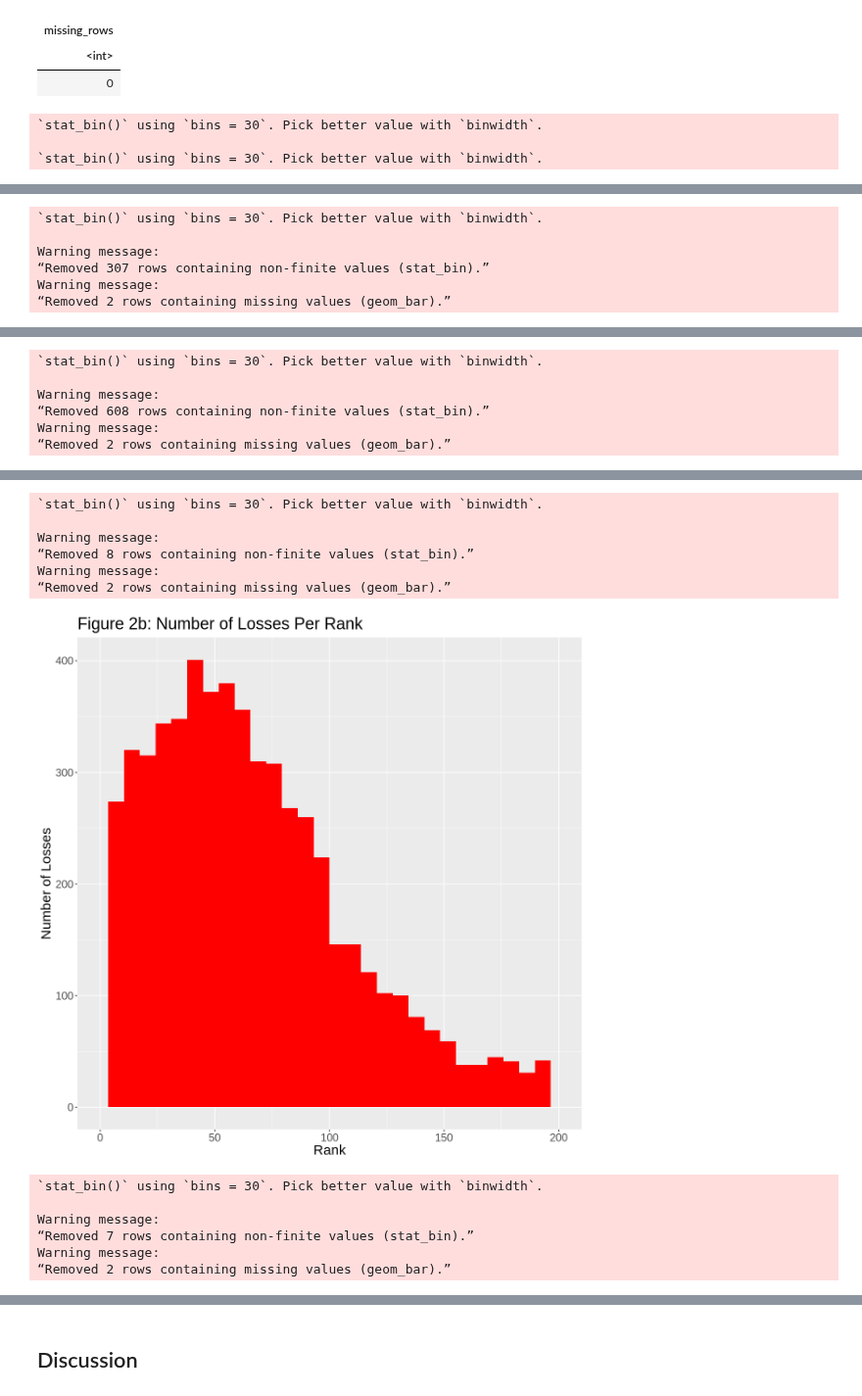
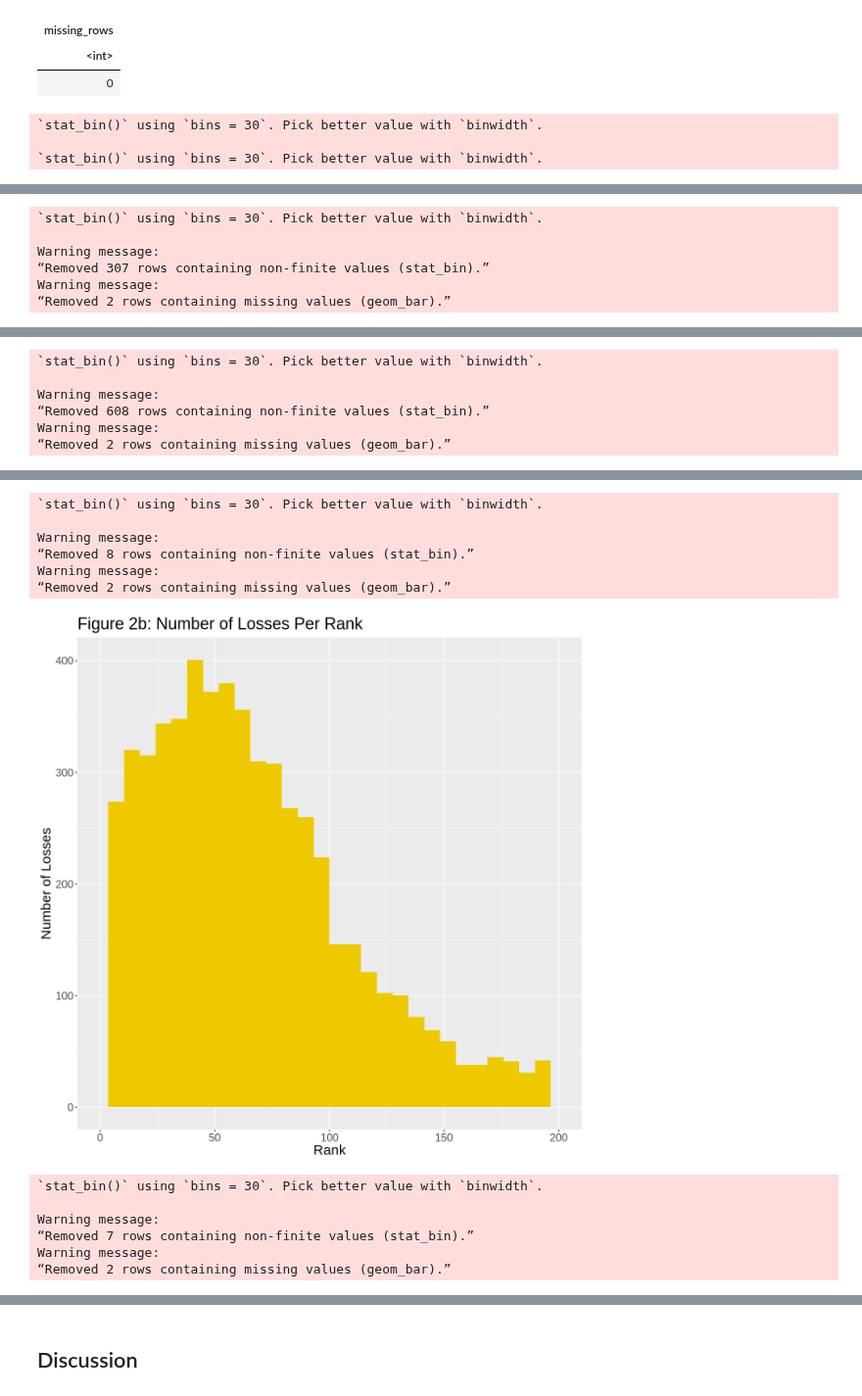
Before and after one commit to EllaShi7/DSCI-100-2022w2-Group-42-Project, a Jupyter notebook: Group_Project_Report.ipynb, the cells around one changed output, grey strips where cells are left out. Shown at 98% size. Cells and saved outputs as stored; diff of their text form; code cells hidden in the pictures.

Commit message:
Second part of data analysis and visualization (by Muslim)
Ella updated the exploratory plot colours to dodgerblue and gold2 to make it less neon/bright

```diff
--- a/Group_Project_Report.ipynb
+++ b/Group_Project_Report.ipynb
@@ -176,7 +176,7 @@ options(repr.plot.height = 10, repr.plot.width = 10)
 atp_train_wins <- filter(atp_train, result == "win")
 
 wins_per_age <- ggplot(atp_train_wins, aes(x = age)) +
-                   geom_histogram(fill = "green") +
+                   geom_histogram(fill = "dodgerblue") +
                    labs(x = "Age (years)", y = "Number of Wins") +
                    ggtitle("Figure 1a: Number of Wins Per Age") +
                    theme(text = element_text(size = 18))
@@ -187,7 +187,7 @@ atp_train_losses <- filter(atp_train, result == "lose")
 
 
 losses_per_age <-  ggplot(atp_train_losses, aes(x = age)) +
-                   geom_histogram(fill = "red") +
+                   geom_histogram(fill = "gold2") +
                    labs(x = "Age (years)", y = "Number of Losses") +
                    ggtitle("Figure 1b: Number of Losses Per Age") +
                    theme(text = element_text(size = 18))
@@ -198,7 +198,7 @@ losses_per_age
 # Predictor 2 (Rank) vs Result
 
 wins_per_rank <- ggplot(atp_train_wins, aes(x = rank)) +
-                   geom_histogram(fill = "green") +
+                   geom_histogram(fill = "dodgerblue") +
                    labs(x = "Rank", y = "Number of Wins") +
                    xlim(0,200) +
                    ggtitle("Figure 2a: Number of Wins Per Rank") +
@@ -208,7 +208,7 @@ wins_per_rank
 
 
 losses_per_age <-  ggplot(atp_train_losses, aes(x = rank)) +
-                   geom_histogram(fill = "red") +
+                   geom_histogram(fill = "gold2") +
                    labs(x = "Rank", y = "Number of Losses") +
                    xlim(0,200) +
                    ggtitle("Figure 2b: Number of Losses Per Rank") +
@@ -220,7 +220,7 @@ losses_per_age
 # Predictor 3 (First-serve points Won) vs Result
 
 wins_per_1stwon <- ggplot(atp_train_wins, aes(x = first_svpt_won)) +
-                   geom_histogram(fill = "green") +
+                   geom_histogram(fill = "dodgerblue") +
                    labs(x = "First-serve Points Won", y = "Number of Wins") +
                    xlim(0,100) +
                    ggtitle("Figure 3a: Number of Wins Per First-serve Points Won") +
@@ -230,7 +230,7 @@ wins_per_1stwon
 
 
 losses_per_1stwon <- ggplot(atp_train_losses, aes(x = first_svpt_won)) +
-                   geom_histogram(fill = "red") +
+                   geom_histogram(fill = "gold2") +
                    labs(x = "First-serve Points Won", y = "Number of Losses") +
                    xlim(0,100) +
                    ggtitle("Figure 3b: Number of Losses Per First-serve Points Won") +
@@ -259,10 +259,10 @@ Warning message:
 `stat_bin()` using `bins = 30`. Pick better value with `binwidth`.
 
 Warning message:
 “Removed 8 rows containing non-finite values (stat_bin).”
 Warning message:
 “Removed 2 rows containing missing values (geom_bar).”
-[figure, old version]
+[figure, new version]
 `stat_bin()` using `bins = 30`. Pick better value with `binwidth`.
 
 Warning message:
```
Also changed, not shown: parts of 5 cells of this notebook.
